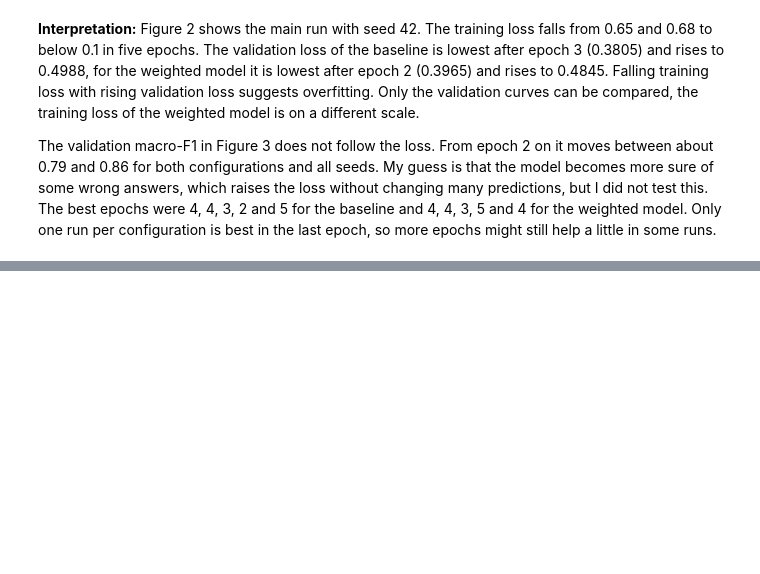
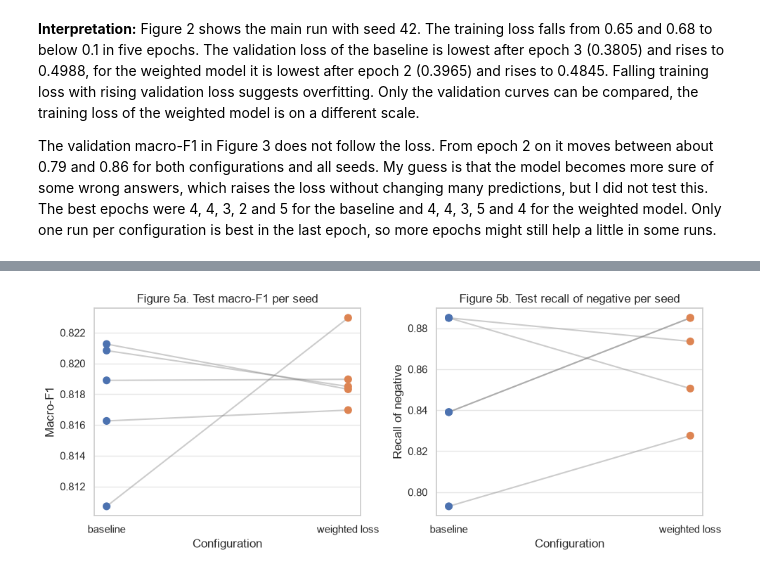
Before and after one commit to mauroreverberi/deep_learning_systems, a Jupyter notebook: deep_learning.ipynb, the cells around one changed output, grey strips where cells are left out. Saved outputs shown, nothing was run; the diff lists cells and outputs as text; code cells hidden in the pictures; blank space fills up the shorter version.

Commit message:
Add evaluation and comparison of both configurations

```diff
--- a/deep_learning.ipynb
+++ b/deep_learning.ipynb
@@ -566,0 +617,5 @@ The validation macro-F1 in Figure 3 does not follow the loss. From epoch 2 on it
+# %%
+# the same seed means the same head initialization, dropout and batch order,
+# so I compare the two configurations seed by seed
+paired = per_seed.pivot(index="seed", columns="model")
+paired[["macro_f1", "negative_precision", "negative_recall"]].round(4)
@@ -566,0 +649,12 @@ The validation macro-F1 in Figure 3 does not follow the loss. From epoch 2 on it
+# %%
+# paired t-test over the five seeds, the null hypothesis is a mean difference of zero
+for column in ["macro_f1", "negative_recall"]:
+    result = stats.ttest_rel(paired[(column, "weighted loss")], paired[(column, "baseline")])
+    print(f"Paired t-test {column}: mean difference {difference[column].mean():.4f}, "
+          f"t = {result.statistic:.2f}, p = {result.pvalue:.3f}")
+
+# sign test, it only counts the seeds with a higher value, so it needs no normal distribution
+for column in ["macro_f1", "negative_recall"]:
+    higher = int((difference[column] > 0).sum())
+    result = stats.binomtest(higher, len(difference), 0.5)
+    print(f"Sign test {column}: higher in {higher} of {len(difference)} seeds, p = {result.pvalue:.4f}")
@@ -566,0 +686,17 @@ The validation macro-F1 in Figure 3 does not follow the loss. From epoch 2 on it
+# %%
+fig, axes = plt.subplots(1, 2, figsize=(10, 4))
+panels = [("a", "macro_f1", "macro-F1", "Macro-F1"),
+          ("b", "negative_recall", "recall of negative", "Recall of negative")]
+for ax, (letter, column, title, label) in zip(axes, panels):
+    sns.stripplot(data=per_seed, x="model", y=column, hue="model", palette=colors, size=8,
+                  jitter=False, ax=ax, legend=False)
+    for seed, group in per_seed.groupby("seed"):
+        ax.plot([0, 1], group.set_index("model").loc[["baseline", "weighted loss"], column],
+                color="grey", alpha=0.4)
+    ax.set_title(f"Figure 5{letter}. Test {title} per seed")
+    ax.set_xlabel("Configuration")
+    ax.set_ylabel(label)
+plt.tight_layout()
+plt.show()
+# %% [output]
+[figure, added]
```
Also changed, not shown: parts of 12 cells of this notebook.
